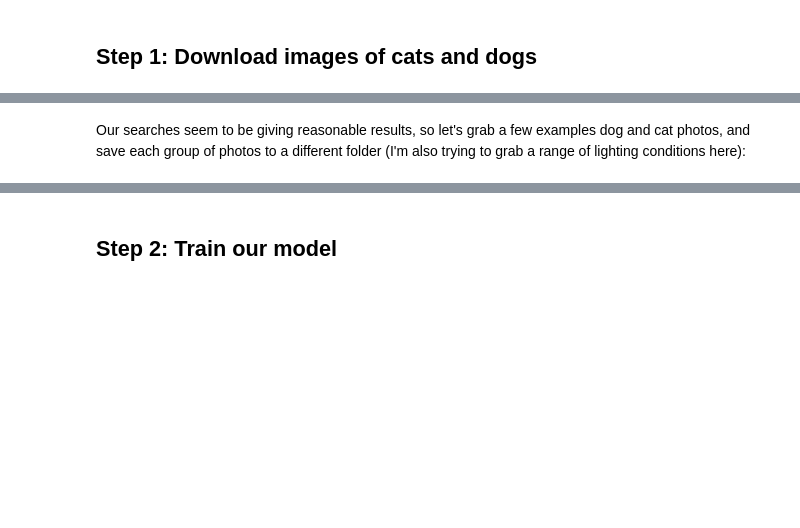
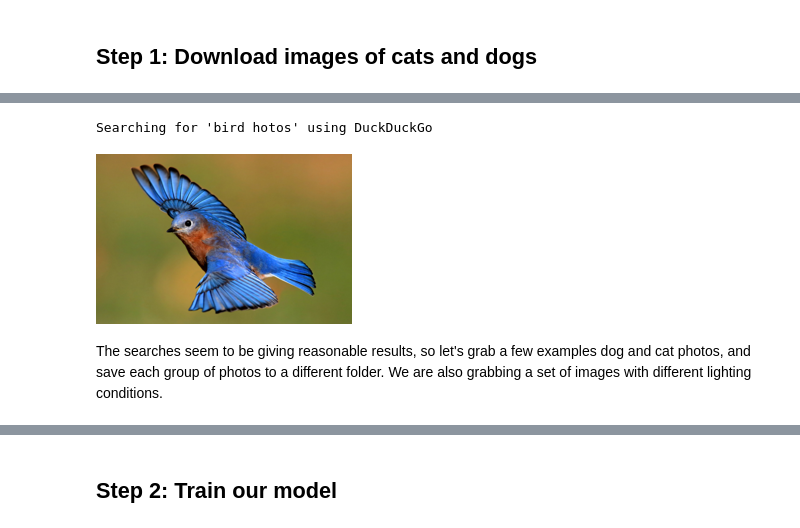
Before and after one commit to dphummel/AI, a Jupyter notebook: computer-vision-is-it-a-dog.ipynb, the cells around one changed output, grey strips where cells are left out. Cells and saved outputs as stored; diff of their text form; code cells hidden in the pictures; blank space fills up the shorter version.

```diff
--- a/computer-vision-is-it-a-dog.ipynb
+++ b/computer-vision-is-it-a-dog.ipynb
@@ -56,10 +68,13 @@ im.to_thumb(256,256)
 # %%
-# Download a building image
-dest = 'building.jpg'
-urls = search_images('building hotos', max=1)
+# Download and display a single bird image
+dest = 'bird.jpg'
+urls = search_images('bird hotos', max=1)
 download_url(urls[0], dest, show_progress=False)
 im = Image.open(dest)
 im.to_thumb(256,256)
+# %% [output]
+Searching for 'bird hotos' using DuckDuckGo
+[figure, added]
 # %% [markdown]
-Our searches seem to be giving reasonable results, so let's grab a few examples dog and cat photos, and save each group of photos to a different folder (I'm also trying to grab a range of lighting conditions here):
+The searches seem to be giving reasonable results, so let's grab a few examples dog and cat photos, and save each group of photos to a different folder.  We are also grabbing a set of images with different lighting conditions.
 # %%
```
Also changed, not shown: parts of 13 cells of this notebook.
